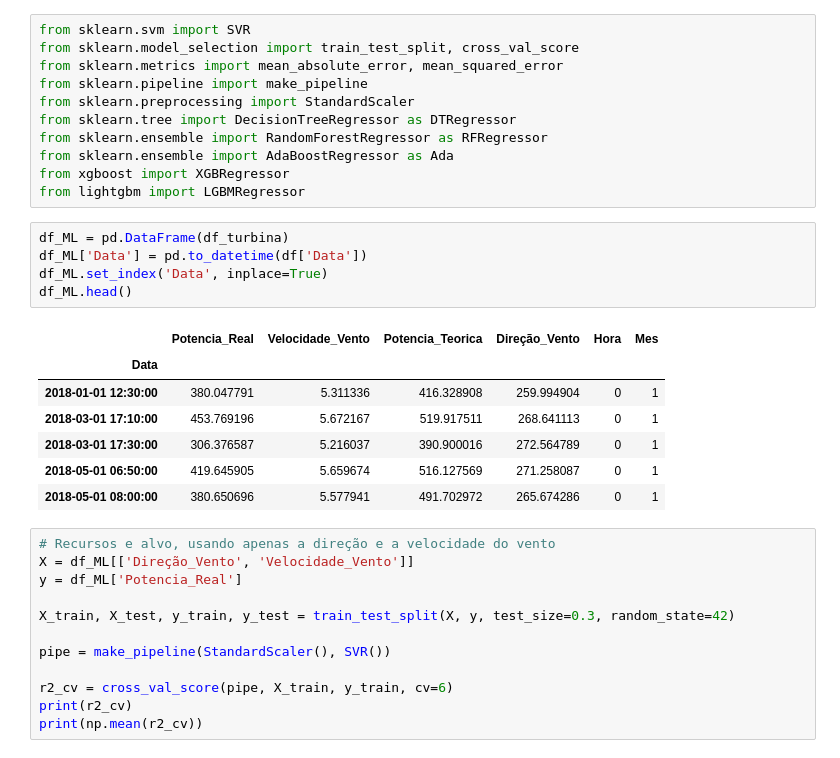
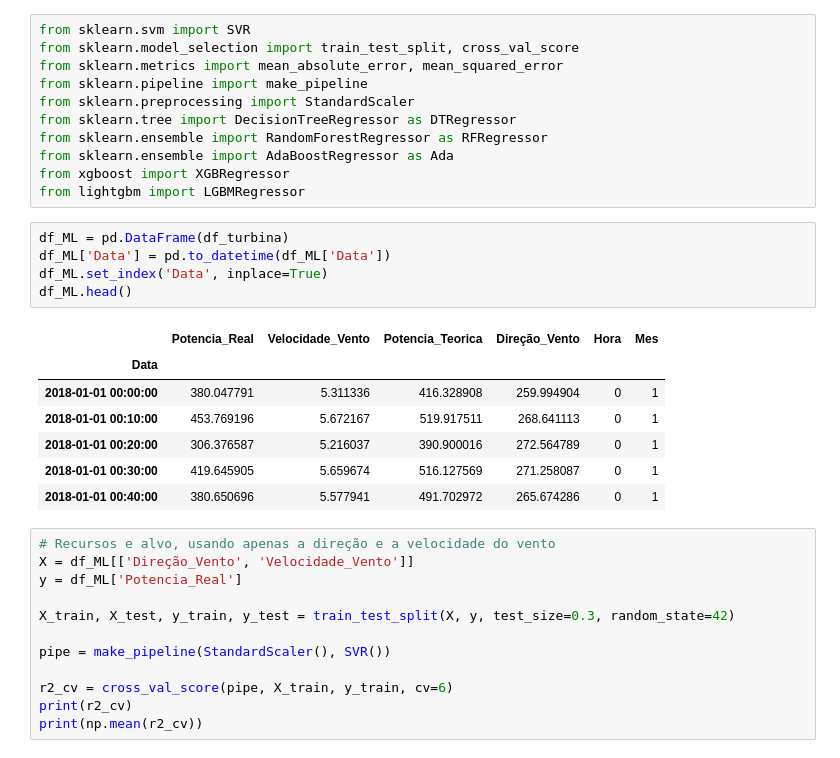
Before and after one commit to TiagoFerrer/Ciencia-de-Dados, a Jupyter notebook: Analise-de-Turbina/Análise Turbina Eólica.ipynb, the cells around one changed output. Drawn from its saved outputs; the diff is of its cells as text.

```diff
--- a/Analise-de-Turbina/Análise Turbina Eólica.ipynb
+++ b/Analise-de-Turbina/Análise Turbina Eólica.ipynb
@@ -439,17 +429,17 @@ from xgboost import XGBRegressor
 from lightgbm import LGBMRegressor
 # %%
 df_ML = pd.DataFrame(df_turbina)
-df_ML['Data'] = pd.to_datetime(df['Data'])
+df_ML['Data'] = pd.to_datetime(df_ML['Data'])
 df_ML.set_index('Data', inplace=True)
 df_ML.head()
 # %% [output]
 |  | Potencia_Real | Velocidade_Vento | Potencia_Teorica | Direção_Vento | Hora | Mes |
 | Data |  |  |  |  |  |  |
-| 2018-01-01 12:30:00 | 380.047791 | 5.311336 | 416.328908 | 259.994904 | 0 | 1 |
-| 2018-03-01 17:10:00 | 453.769196 | 5.672167 | 519.917511 | 268.641113 | 0 | 1 |
-| 2018-03-01 17:30:00 | 306.376587 | 5.216037 | 390.900016 | 272.564789 | 0 | 1 |
-| 2018-05-01 06:50:00 | 419.645905 | 5.659674 | 516.127569 | 271.258087 | 0 | 1 |
-| 2018-05-01 08:00:00 | 380.650696 | 5.577941 | 491.702972 | 265.674286 | 0 | 1 |
+| 2018-01-01 00:00:00 | 380.047791 | 5.311336 | 416.328908 | 259.994904 | 0 | 1 |
+| 2018-01-01 00:10:00 | 453.769196 | 5.672167 | 519.917511 | 268.641113 | 0 | 1 |
+| 2018-01-01 00:20:00 | 306.376587 | 5.216037 | 390.900016 | 272.564789 | 0 | 1 |
+| 2018-01-01 00:30:00 | 419.645905 | 5.659674 | 516.127569 | 271.258087 | 0 | 1 |
+| 2018-01-01 00:40:00 | 380.650696 | 5.577941 | 491.702972 | 265.674286 | 0 | 1 |
 # %%
 # Recursos e alvo, usando apenas a direção e a velocidade do vento
 X = df_ML[['Direção_Vento', 'Velocidade_Vento']]
```
Also changed, not shown: parts of 20 cells of this notebook.
